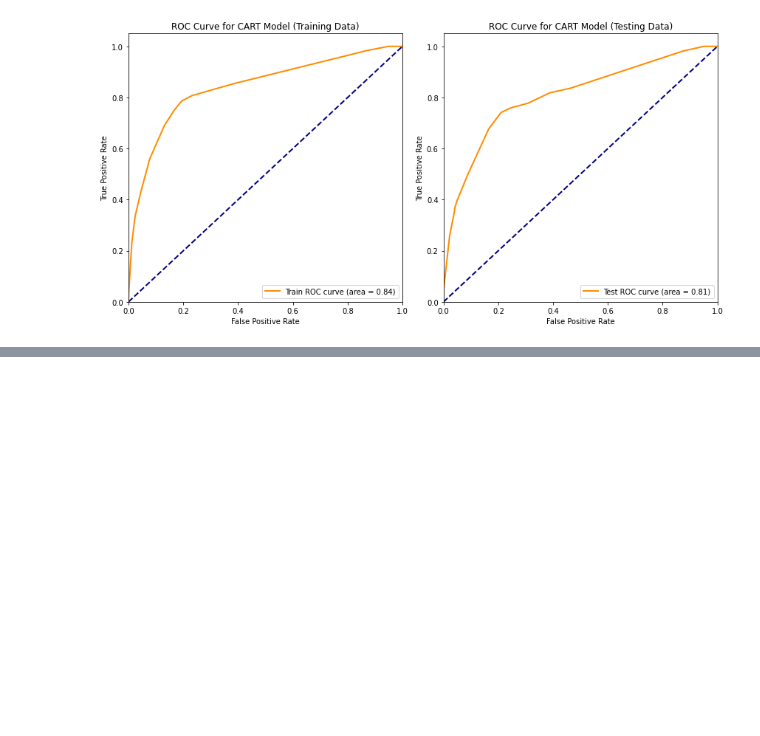
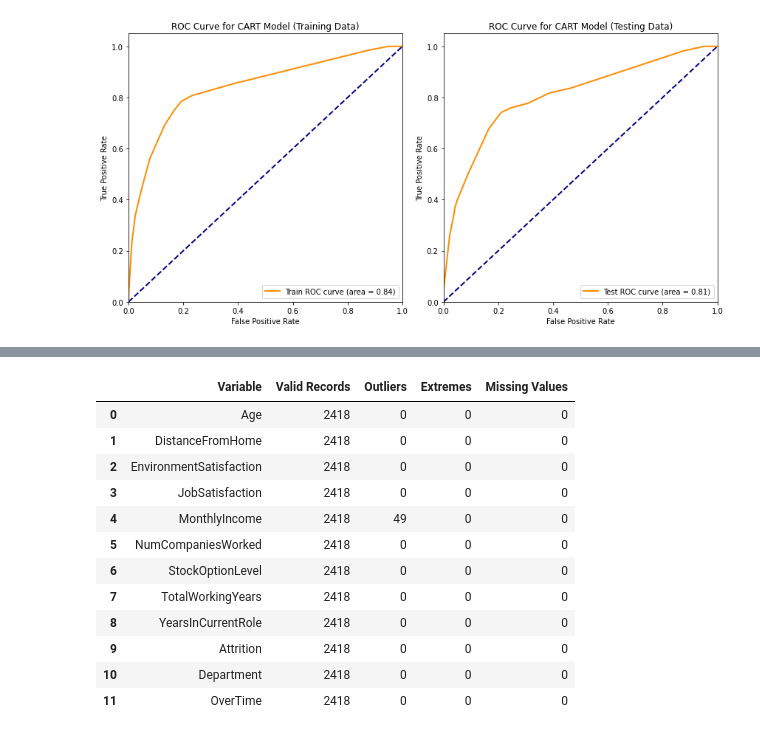
Before and after one commit to jhon232uoa/INFOSYS722-ITERATION-4, a Jupyter notebook: Employee_Attrition_Analysis.ipynb, the cells around one changed output, grey strips where cells are left out. Saved outputs shown, nothing was run; the diff lists cells and outputs as text; code cells hidden in the pictures; blank space fills up the shorter version.

```diff
--- a/Employee_Attrition_Analysis.ipynb
+++ b/Employee_Attrition_Analysis.ipynb
@@ -1967,0 +2084,53 @@ plt.show()
+# %%
+def apply_median_imputation(data, column, outlier_threshold, extreme_threshold):
+    stats = data.select(
+        expr(f"percentile_approx({column}, 0.5) as median"),
+        expr(f"stddev({column}) as std_dev")
+    ).collect()[0]
+
+    median = stats.median
+    std_dev = stats.std_dev
+
+    # Calculate limits
+    upper_limit_outlier = median + outlier_threshold * std_dev
+    lower_limit_outlier = median - outlier_threshold * std_dev
+
+    upper_limit_extreme = median + extreme_threshold * std_dev
+    lower_limit_extreme = median - extreme_threshold * std_dev
+
+    # Apply median imputation
+    return data.withColumn(
+        column,
+        when(
+            (col(column) > upper_limit_outlier) | (col(column) < lower_limit_outlier) |
+            (col(column) > upper_limit_extreme) | (col(column) < lower_limit_extreme),
+            median
+        ).otherwise(col(column))
+    )
+
+def median_imputation(data, columns_with_outliers_extremes, outlier_threshold, extreme_threshold):
+    for column in columns_with_outliers_extremes:
+        data = apply_median_imputation(data, column, outlier_threshold, extreme_threshold)
+
+    return data
+
+# First time for median imputation
+columns_with_outliers_extremes = ["MonthlyIncome", "TotalWorkingYears", "YearsInCurrentRole"]
+df_dm = median_imputation(df_dm, columns_with_outliers_extremes, 3, 5)
+
+results_df = count_outliers_extremes_missing_values(df_dm, 3, 5)
+display(results_df)
+# %% [output]
+|  | Variable | Valid Records | Outliers | Extremes | Missing Values |
+| 0 | Age | 2418 | 0 | 0 | 0 |
+| 1 | DistanceFromHome | 2418 | 0 | 0 | 0 |
+| 2 | EnvironmentSatisfaction | 2418 | 0 | 0 | 0 |
+| 3 | JobSatisfaction | 2418 | 0 | 0 | 0 |
+| 4 | MonthlyIncome | 2418 | 49 | 0 | 0 |
+| 5 | NumCompaniesWorked | 2418 | 0 | 0 | 0 |
+| 6 | StockOptionLevel | 2418 | 0 | 0 | 0 |
+| 7 | TotalWorkingYears | 2418 | 0 | 0 | 0 |
+| 8 | YearsInCurrentRole | 2418 | 0 | 0 | 0 |
+| 9 | Attrition | 2418 | 0 | 0 | 0 |
+| 10 | Department | 2418 | 0 | 0 | 0 |
+| 11 | OverTime | 2418 | 0 | 0 | 0 |
```
Also changed, not shown: parts of 37 cells of this notebook, 30 other files.
